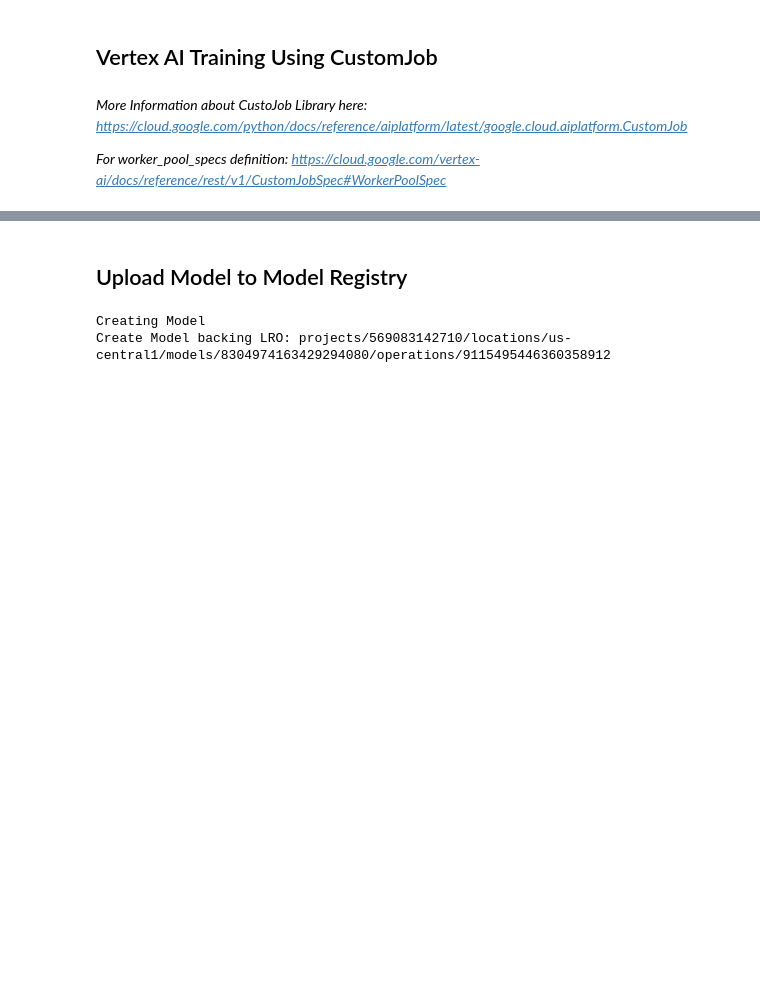
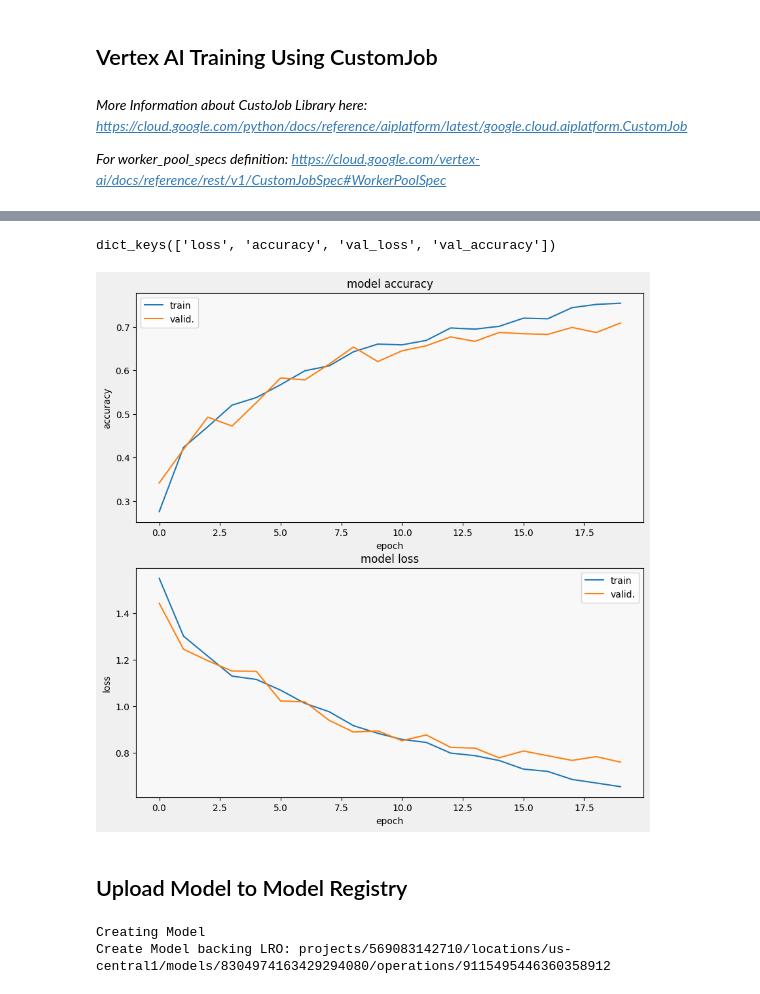
Before and after one commit to jchavezar/vertex-ai-samples, a Jupyter notebook: vertex-custom-ml/tensorflow/custom_jobs/image-classification/pypackage-xai-tabclass-tpu.ipynb, the cells around one changed output, grey strips where cells are left out. Saved outputs shown, nothing was run; the diff lists cells and outputs as text; code cells hidden in the pictures; blank space fills up the shorter version.

```diff
--- a/vertex-custom-ml/tensorflow/custom_jobs/image-classification/pypackage-xai-tabclass-tpu.ipynb
+++ b/vertex-custom-ml/tensorflow/custom_jobs/image-classification/pypackage-xai-tabclass-tpu.ipynb
@@ -172,10 +171,0 @@ Overwriting source/setup.py
-# %%
-import pickle
-
-k = {"er":"wer"}
-
-with open('/tmp/dict', 'wb') as f:
-    pickle.dump(k, f)
-# %%
-with open("/tmp/dict", 'rb') as f:
-    hist = pickle.load(f)
@@ -255,3 +249,16 @@ JobState.JOB_STATE_RUNNING
+# %%
+import pickle
+from utilities.display import training_curves
+
+with open('/tmp/history', 'rb') as  f:
+    history = pickle.load(f)
+
+print(history.keys())
+training_curves(history['accuracy'], history['val_accuracy'], 'accuracy', 211)
+training_curves(history['loss'], history['val_loss'], 'loss', 212)
+# %% [output]
+dict_keys(['loss', 'accuracy', 'val_loss', 'val_accuracy'])
+[figure, added]
 # %% [markdown]
 ## Upload Model to Model Registry
 # %%
```
Also changed, not shown: parts of 11 cells of this notebook, 3 other files.
